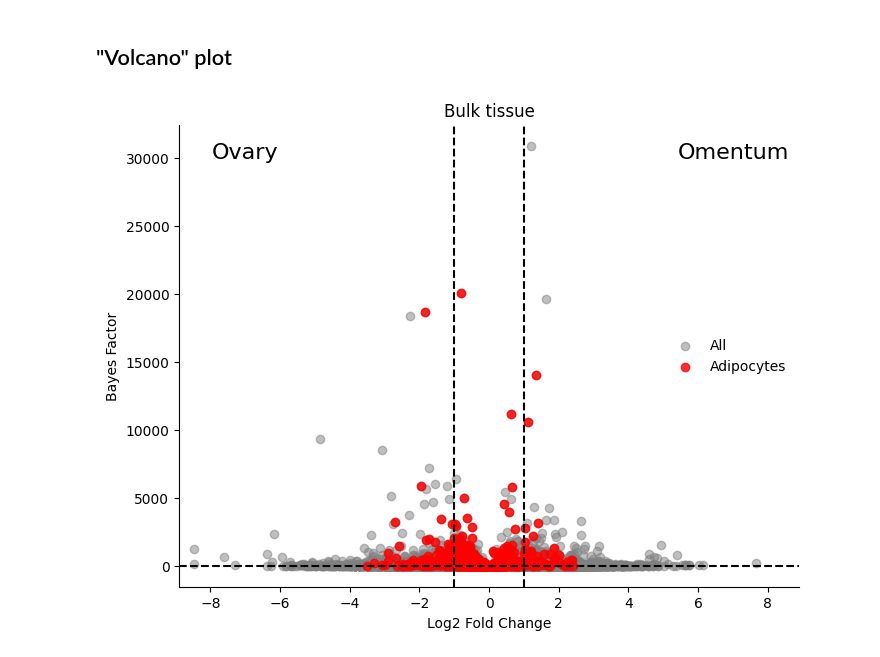
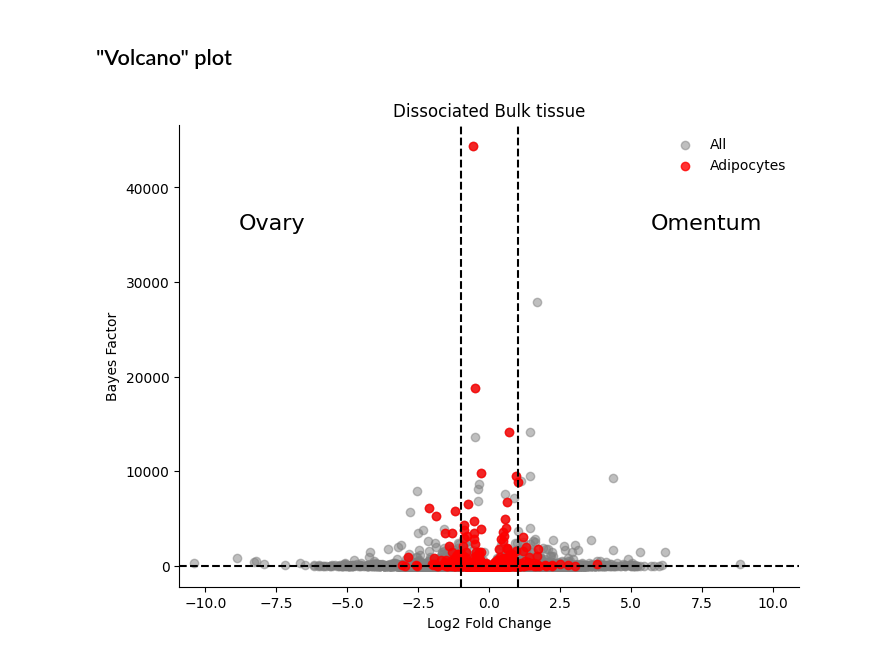
Before and after one commit to emma2207/hgsoc-reconstruction, a Jupyter notebook: differential_expression_analysis/scripts/bayexpress.ipynb, the cells around one changed output. Drawn from its saved outputs; the diff is of its cells as text; code cells hidden in the pictures.

```diff
--- a/differential_expression_analysis/scripts/bayexpress.ipynb
+++ b/differential_expression_analysis/scripts/bayexpress.ipynb
@@ -18,7 +18,7 @@ GTF_PATH = (
     f"{os.getcwd()}/../../../../../Downloads/refdata-gex-GRCh38-2024-A/genes/genes.gtf"
 )
 # %%
-DATA_TYPE = "Bulk"  # Bulk or Dissociated Bulk
+DATA_TYPE = "Dissociated Bulk"  # Bulk or Dissociated Bulk
 # %% [markdown]
 # Load data
 # %%
@@ -375,36 +375,37 @@ ax.scatter(
 plt.scatter(
     -df[df.index.isin(list(adipocyte_markers_df.index))]["FC"],
     df[df.index.isin(list(adipocyte_markers_df.index))]["BF_21"],
     c='red',
     label='Adipocytes',
     alpha=0.8
 )
 
 x_lim = abs(df["FC"]).max()*1.05
 plt.xlim([-x_lim, x_lim])
+y_lim = df["BF_21"].max()
 
 # # Add vertical lines for fold change threshold (optional)
 plt.axvline(x=-1, color='black', linestyle='--')
 plt.axvline(x=1, color='black', linestyle='--')
 
 # # Add horizontal line for significance threshold
 plt.axhline(y=1, color='black', linestyle='--')
 
 plt.xlabel('Log2 Fold Change')
 plt.ylabel('Bayes Factor')
 plt.title(f"{DATA_TYPE} tissue")
 
 plt.legend(frameon=False)
 
 ax.spines['top'].set_visible(False)
 ax.spines['right'].set_visible(False)
 
-plt.text(-7, 30000, "Ovary", size=16, ha="center")
-plt.text(7, 30000, "Omentum", size=16, ha="center")
+plt.text(-x_lim*0.7, y_lim*0.8, "Ovary", size=16, ha="center")
+plt.text(x_lim*0.7, y_lim*0.8, "Omentum", size=16, ha="center")
 
 plt.show()
 # %% [output]
-[figure, old version]
+[figure, new version]
 # %%
 filename = f"../results/figures/volcano_plot_bayexpress_{DATA_TYPE}"
 fig.savefig(filename + ".png", bbox_inches="tight")
```
Also changed, not shown: parts of 11 cells of this notebook, 1 other file.
